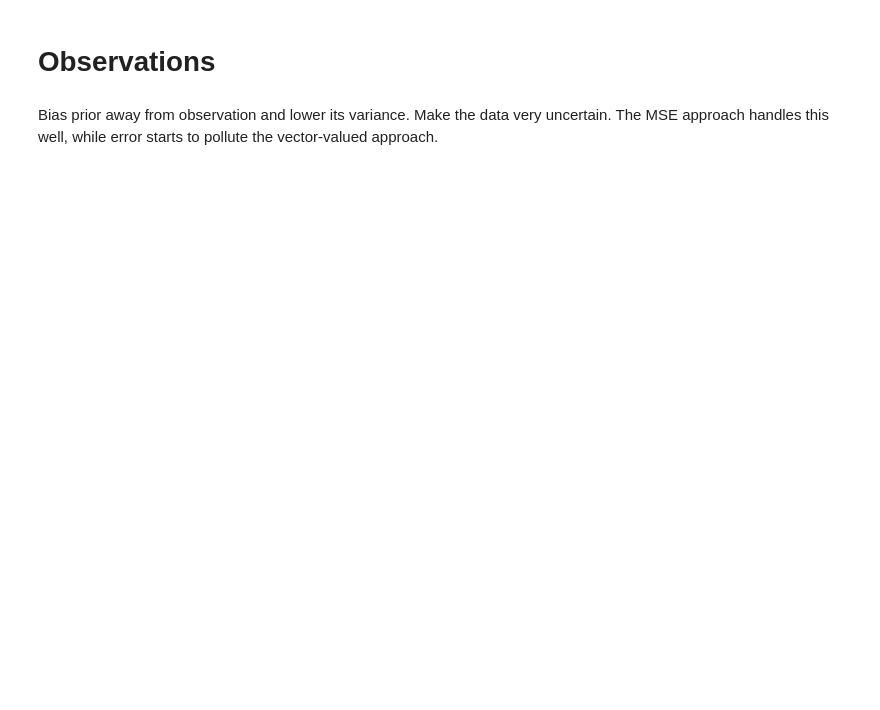
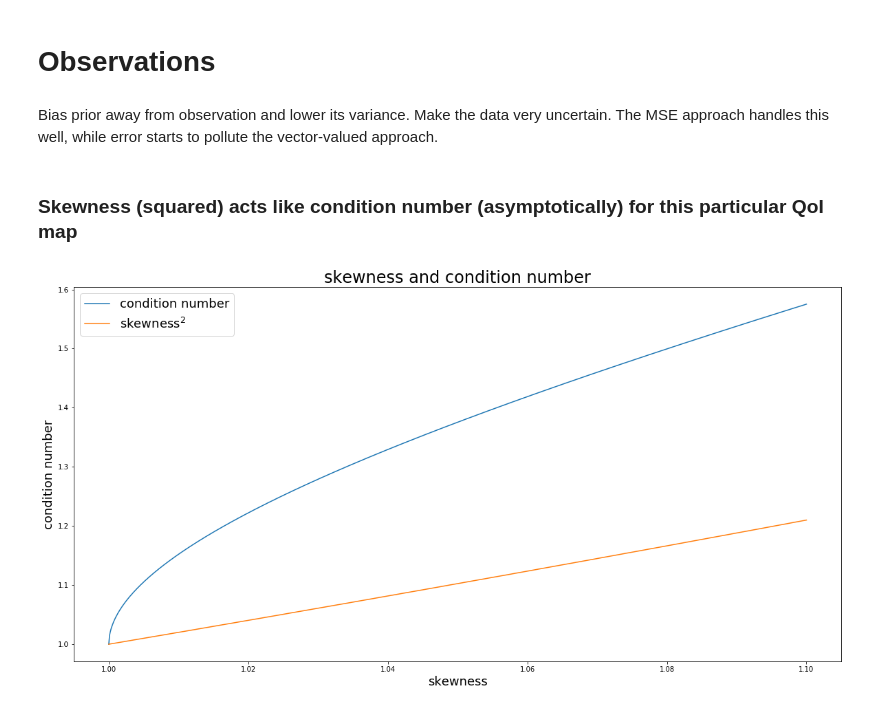
Before and after one commit to mpilosov/ConsistentBayes, a Jupyter notebook: examples/Skewness_Vector_vs_Scalar-Valued.ipynb, the cells around one changed output. Saved outputs shown, nothing was run; the diff lists cells and outputs as text; code cells hidden in the pictures; blank space fills up the shorter version.

```diff
--- a/examples/Skewness_Vector_vs_Scalar-Valued.ipynb
+++ b/examples/Skewness_Vector_vs_Scalar-Valued.ipynb
@@ -333,0 +414,23 @@ out.widget.children[5].value = 0.25
+# %% [markdown]
+### Skewness (squared) acts like condition number (asymptotically) for this particular QoI map
+# %%
+def skewwrap(max_skew=2, res=1000, log=False):
+    skewness = np.linspace(1,max_skew,res)
+    plt.figure(figsize=(20,10))
+    condition = []
+    for skew in skewness:
+        condition.append( np.linalg.cond(skewmat(skew)) )
+    plt.plot(skewness, condition, label='condition number')
+    plt.plot(skewness, skewness**2, label=r'skewness$^2$')
+    if log:
+        plt.yscale('log')
+        plt.xscale('log')
+    plt.ylabel('condition number',fontsize=18)
+    plt.xlabel('skewness',fontsize=18)
+    plt.title("skewness and condition number",fontsize=24)
+    plt.legend(fontsize=18)
+    plt.show()
+
+wd.interactive(skewwrap, max_skew=wd.FloatSlider(min=1.1,max=10), res=wd.fixed(1000))
+# %% [output]
+[figure, added]
```
Also changed, not shown: parts of 4 cells of this notebook, 2 other files.
